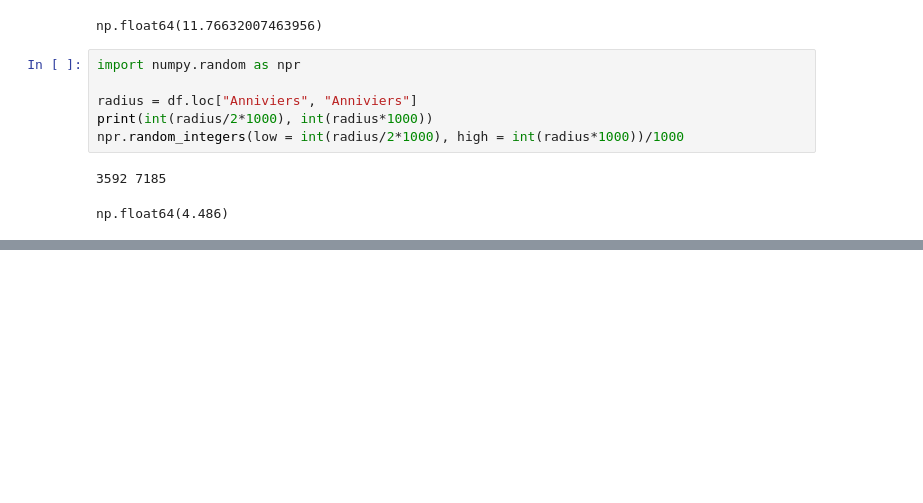
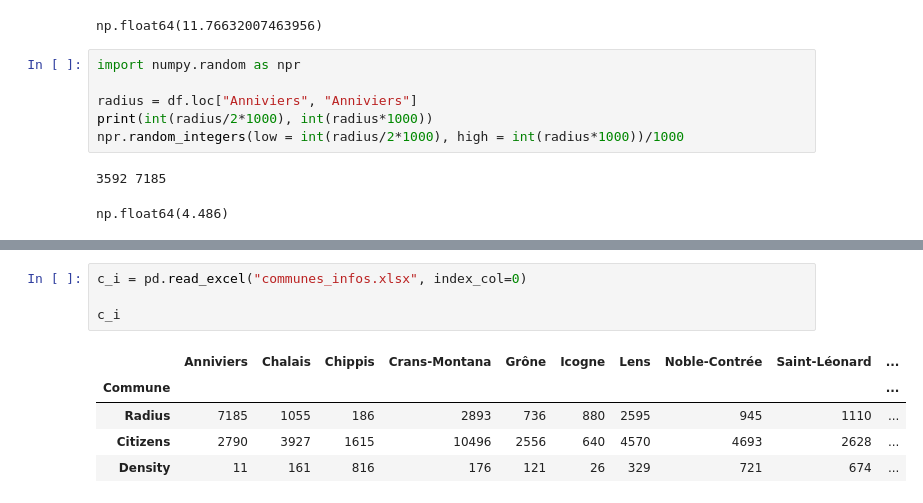
Before and after one commit to Ildsjel-EPFL/Sierre-District-Food-Drone-Delivery, a Jupyter notebook: data/distances.ipynb, the cells around one changed output, grey strips where cells are left out. Cells and saved outputs as stored; diff of their text form; blank space fills up the shorter version.

```diff
--- a/data/distances.ipynb
+++ b/data/distances.ipynb
@@ -90,0 +121,10 @@ np.float64(4.486)
+# %%
+c_i = pd.read_excel("communes_infos.xlsx", index_col=0)
+
+c_i
+# %% [output]
+|  | Anniviers | Chalais | Chippis | Crans-Montana | Grône | Icogne | Lens | Noble-Contrée | Saint-Léonard | ... |
+| Commune |  |  |  |  |  |  |  |  |  | ... |
+| Radius | 7185 | 1055 | 186 | 2893 | 736 | 880 | 2595 | 945 | 1110 | ... |
+| Citizens | 2790 | 3927 | 1615 | 10496 | 2556 | 640 | 4570 | 4693 | 2628 | ... |
+| Density | 11 | 161 | 816 | 176 | 121 | 26 | 329 | 721 | 674 | ... |
```
Also changed, not shown: parts of 5 cells of this notebook, 4 other files.
